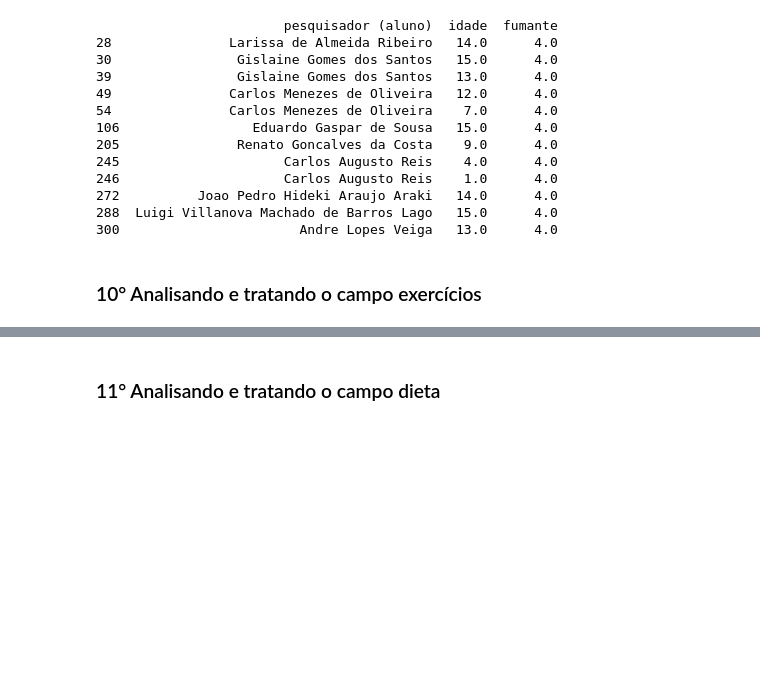
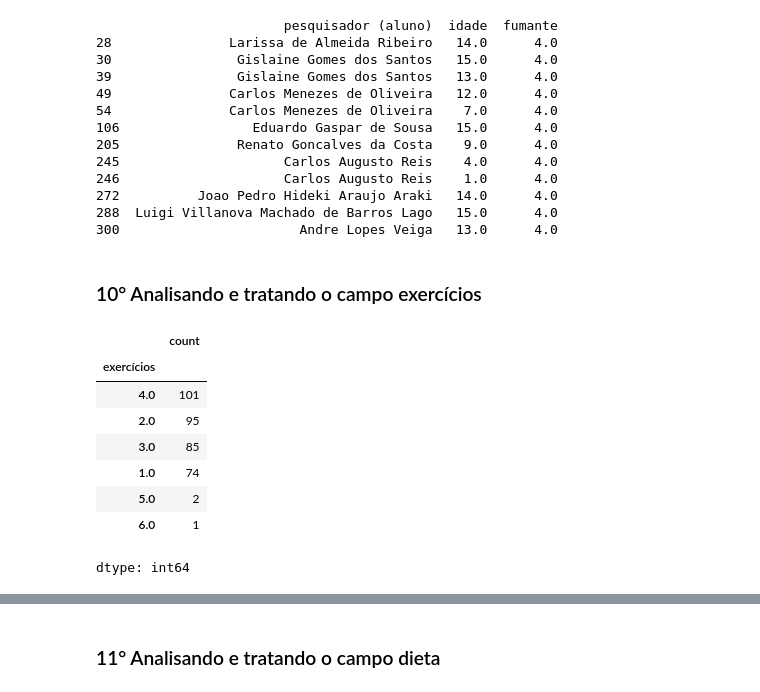
Before and after one commit to lalmeidaribeiro/MBA-AppliedStatistics-DataAnalysis, a Jupyter notebook: the_powerpuff_girls.ipynb, the cells around one changed output, grey strips where cells are left out. Cells and saved outputs as stored; diff of their text form; code cells hidden in the pictures; blank space fills up the shorter version.

```diff
--- a/the_powerpuff_girls.ipynb
+++ b/the_powerpuff_girls.ipynb
@@ -919,0 +923,5 @@ print(linhas_inconsistentes_fumante)
+# %%
+base.loc[(base["pesquisador (aluno)"] == "Murilo Santone de Menezes") & (base["fumante"] == 5), "fumante"] = 4
+
+#Prova real da atualização
+print(base.loc[base["pesquisador (aluno)"] == "Murilo Santone de Menezes", ["pesquisador (aluno)", "fumante"]])
@@ -943,3 +963,18 @@ print(resultado_fumante)
 300                       Andre Lopes Veiga   13.0      4.0
 # %% [markdown]
 ### 10° Analisando e tratando o campo exercí­cios
+# %%
+""" 1: Diariamente          -  2: 3 a 4 vezes por semana
+		3: 1 a 2 vezes por mês  -  4: Nunca
+"""
+base["exercícios"].value_counts()
+# %% [output]
+|  | count |
+| exercícios |  |
+| 4.0 | 101 |
+| 2.0 | 95 |
+| 3.0 | 85 |
+| 1.0 | 74 |
+| 5.0 | 2 |
+| 6.0 | 1 |
+dtype: int64
```
Also changed, not shown: parts of 12 cells of this notebook.
